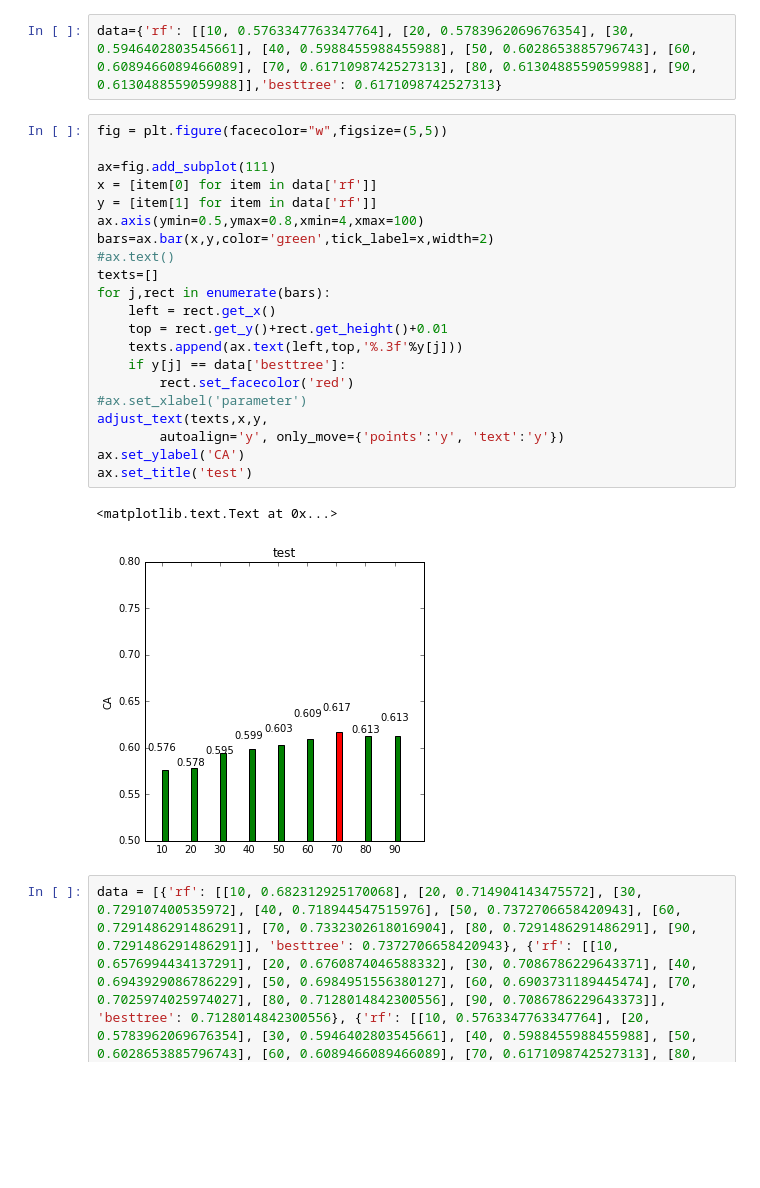
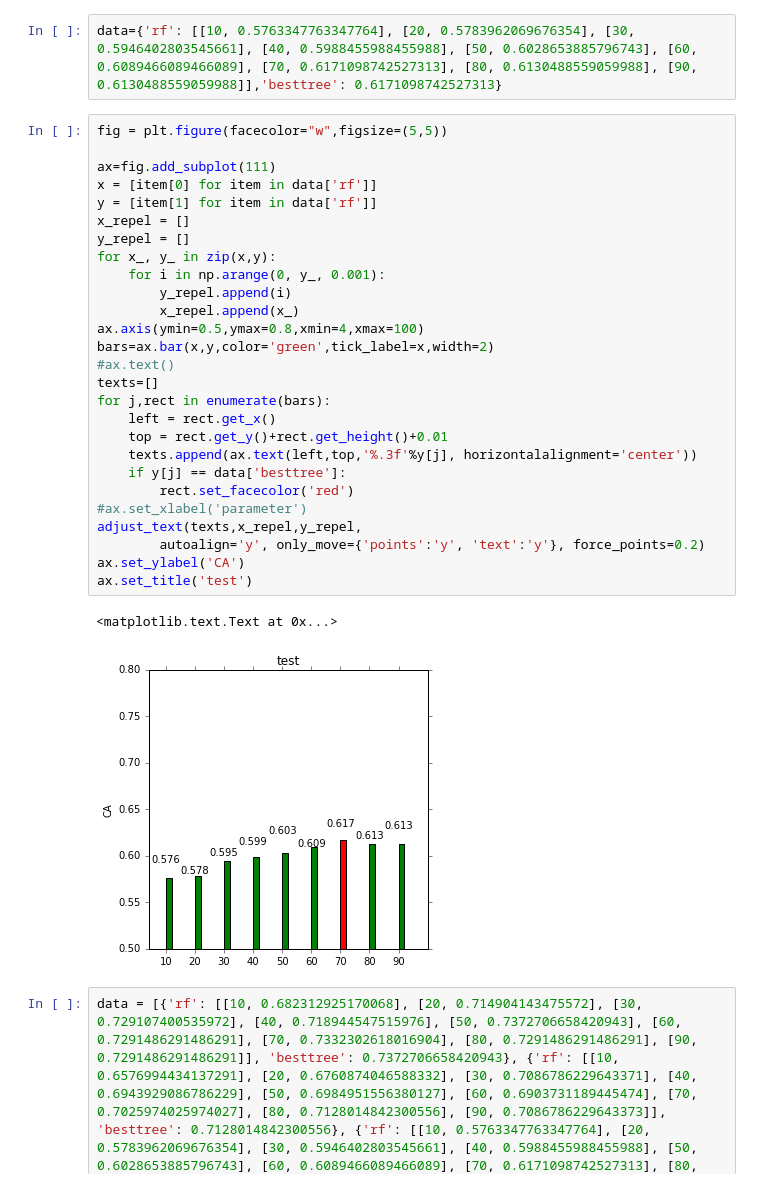
Before and after one commit to zealseeker/adjustText, a Jupyter notebook: examples/overlapIssue.ipynb, the cells around one changed output. Cells and saved outputs as stored; diff of their text form; blank space fills up the shorter version.

Commit message:
Update overlapIssue.ipynb
How to use adjust_text with barplots

```diff
--- a/examples/overlapIssue.ipynb
+++ b/examples/overlapIssue.ipynb
@@ -9,25 +14,31 @@ data={'rf': [[10, 0.5763347763347764], [20, 0.5783962069676354], [30, 0.59464028
 # %%
 fig = plt.figure(facecolor="w",figsize=(5,5))
 
 ax=fig.add_subplot(111)
 x = [item[0] for item in data['rf']]
 y = [item[1] for item in data['rf']]
+x_repel = []
+y_repel = []
+for x_, y_ in zip(x,y):
+    for i in np.arange(0, y_, 0.001):
+        y_repel.append(i)
+        x_repel.append(x_)
 ax.axis(ymin=0.5,ymax=0.8,xmin=4,xmax=100)
 bars=ax.bar(x,y,color='green',tick_label=x,width=2)
 #ax.text()
 texts=[]
 for j,rect in enumerate(bars):
     left = rect.get_x()
     top = rect.get_y()+rect.get_height()+0.01
-    texts.append(ax.text(left,top,'%.3f'%y[j]))
+    texts.append(ax.text(left,top,'%.3f'%y[j], horizontalalignment='center'))
     if y[j] == data['besttree']:
         rect.set_facecolor('red')
 #ax.set_xlabel('parameter')
-adjust_text(texts,x,y,
-        autoalign='y', only_move={'points':'y', 'text':'y'})
+adjust_text(texts,x_repel,y_repel,
+        autoalign='y', only_move={'points':'y', 'text':'y'}, force_points=0.2)
 ax.set_ylabel('CA')
 ax.set_title('test')
 # %% [output]
 <matplotlib.text.Text at 0x...>
-[figure, old version]
+[figure, new version]
 # %%
```
Also changed, not shown: parts of 2 cells of this notebook.
